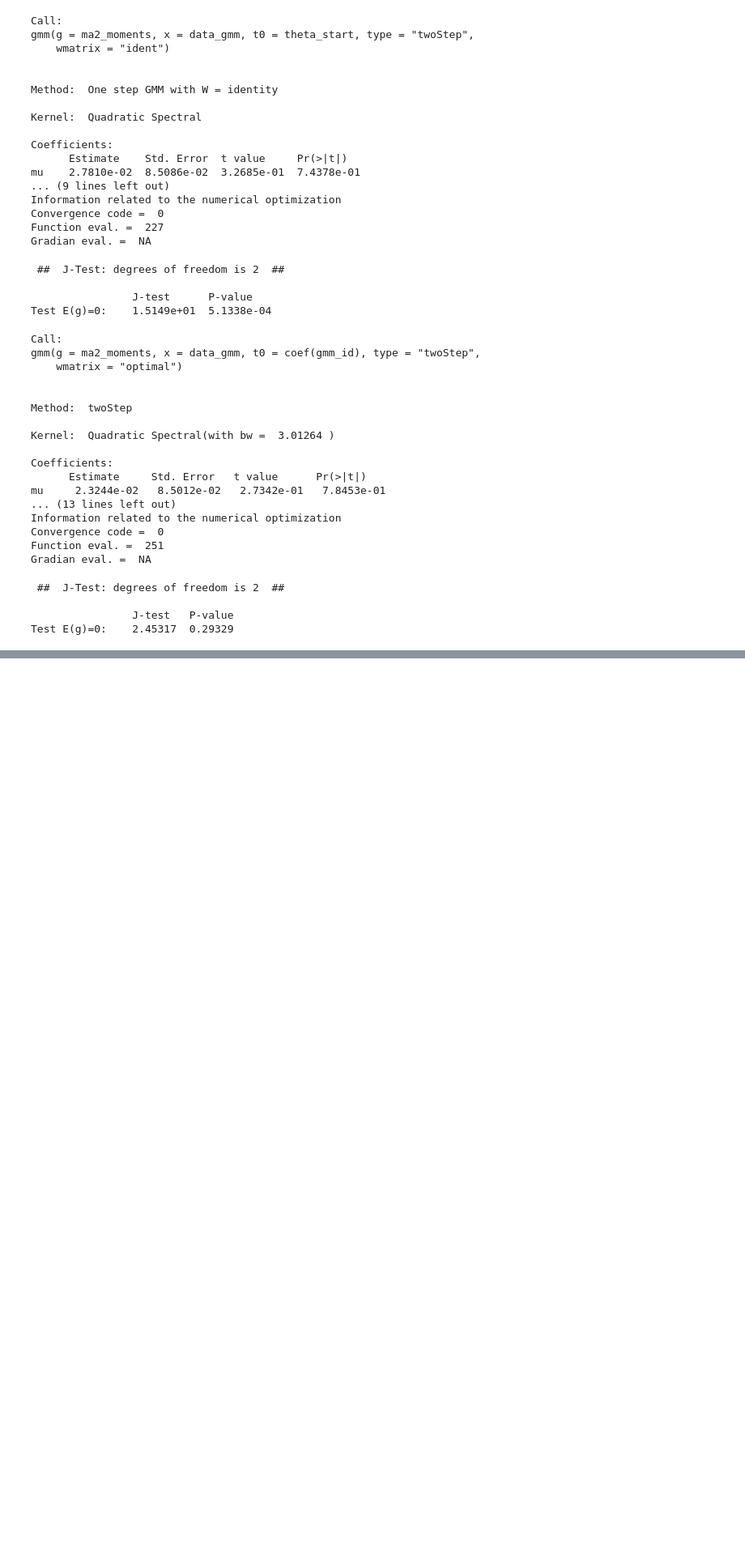
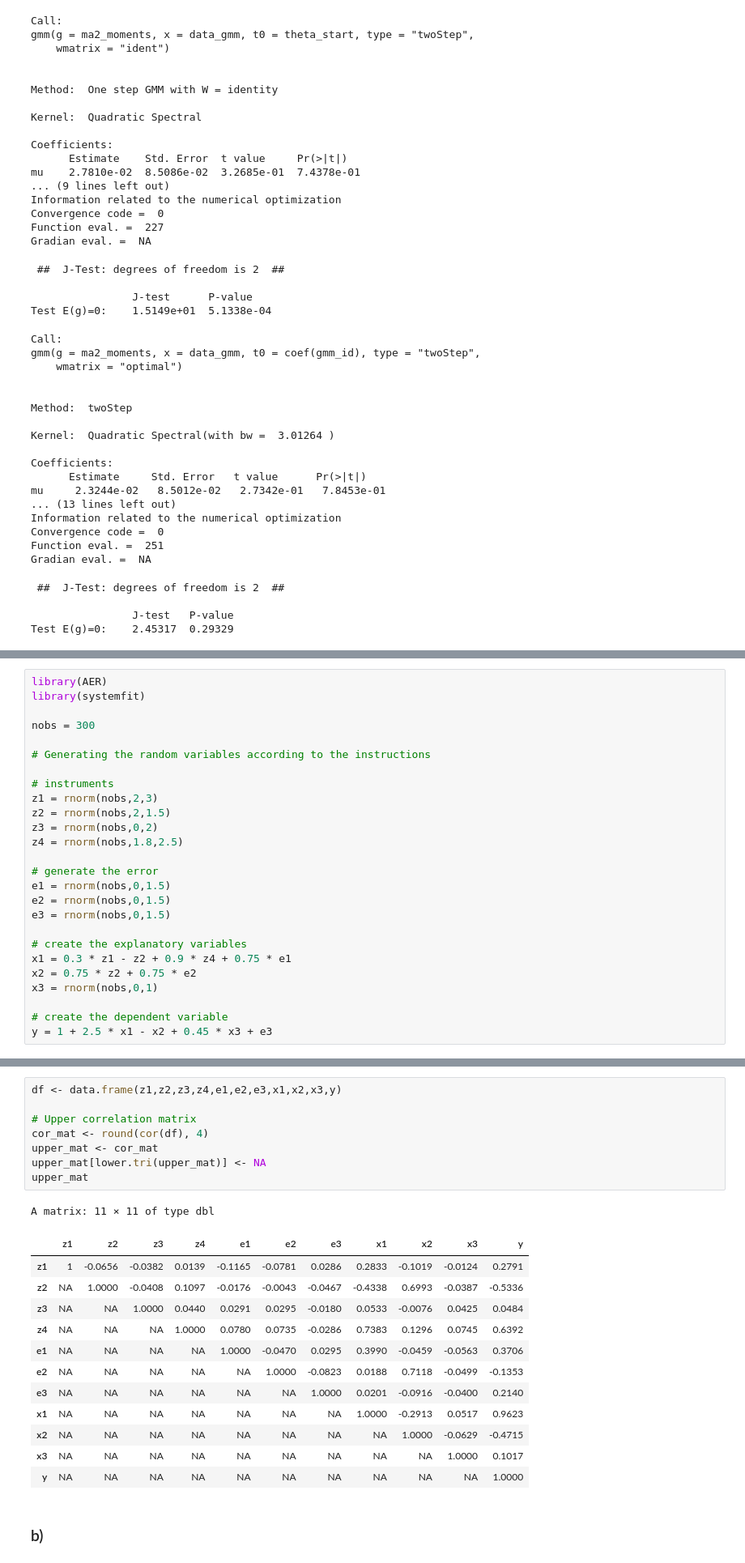
Before and after one commit to 52804407/Advanced_Econometrics_Pasz_Dohnal_Tom-, a Jupyter notebook: AE_HW2_Group27_Pasz_Dohnal_Gabriel.ipynb, the cells around one changed output, grey strips where cells are left out. Shown at 81% size. Cells and saved outputs as stored; diff of their text form; blank space fills up the shorter version.

```diff
--- a/AE_HW2_Group27_Pasz_Dohnal_Gabriel.ipynb
+++ b/AE_HW2_Group27_Pasz_Dohnal_Gabriel.ipynb
@@ -286,0 +290,26 @@ Test E(g)=0:    2.45317  0.29329
+# %%
+library(AER)
+library(systemfit)
+
+nobs = 300
+
+# Generating the random variables according to the instructions
+
+# instruments
+z1 = rnorm(nobs,2,3)
+z2 = rnorm(nobs,2,1.5)
+z3 = rnorm(nobs,0,2)
+z4 = rnorm(nobs,1.8,2.5)
+
+# generate the error
+e1 = rnorm(nobs,0,1.5)
+e2 = rnorm(nobs,0,1.5)
+e3 = rnorm(nobs,0,1.5)
+
+# create the explanatory variables
+x1 = 0.3 * z1 - z2 + 0.9 * z4 + 0.75 * e1
+x2 = 0.75 * z2 + 0.75 * e2
+x3 = rnorm(nobs,0,1)
+
+# create the dependent variable
+y = 1 + 2.5 * x1 - x2 + 0.45 * x3 + e3
@@ -286,0 +330,24 @@ Test E(g)=0:    2.45317  0.29329
+# %%
+df <- data.frame(z1,z2,z3,z4,e1,e2,e3,x1,x2,x3,y)
+
+# Upper correlation matrix
+cor_mat <- round(cor(df), 4)
+upper_mat <- cor_mat
+upper_mat[lower.tri(upper_mat)] <- NA
+upper_mat
+# %% [output]
+A matrix: 11 × 11 of type dbl
+|  | z1 | z2 | z3 | z4 | e1 | e2 | e3 | x1 | x2 | x3 | y |
+| z1 | 1 | -0.0656 | -0.0382 | 0.0139 | -0.1165 | -0.0781 | 0.0286 | 0.2833 | -0.1019 | -0.0124 | 0.2791 |
+| z2 | NA | 1.0000 | -0.0408 | 0.1097 | -0.0176 | -0.0043 | -0.0467 | -0.4338 | 0.6993 | -0.0387 | -0.5336 |
+| z3 | NA | NA | 1.0000 | 0.0440 | 0.0291 | 0.0295 | -0.0180 | 0.0533 | -0.0076 | 0.0425 | 0.0484 |
+| z4 | NA | NA | NA | 1.0000 | 0.0780 | 0.0735 | -0.0286 | 0.7383 | 0.1296 | 0.0745 | 0.6392 |
+| e1 | NA | NA | NA | NA | 1.0000 | -0.0470 | 0.0295 | 0.3990 | -0.0459 | -0.0563 | 0.3706 |
+| e2 | NA | NA | NA | NA | NA | 1.0000 | -0.0823 | 0.0188 | 0.7118 | -0.0499 | -0.1353 |
+| e3 | NA | NA | NA | NA | NA | NA | 1.0000 | 0.0201 | -0.0916 | -0.0400 | 0.2140 |
+| x1 | NA | NA | NA | NA | NA | NA | NA | 1.0000 | -0.2913 | 0.0517 | 0.9623 |
+| x2 | NA | NA | NA | NA | NA | NA | NA | NA | 1.0000 | -0.0629 | -0.4715 |
+| x3 | NA | NA | NA | NA | NA | NA | NA | NA | NA | 1.0000 | 0.1017 |
+| y | NA | NA | NA | NA | NA | NA | NA | NA | NA | NA | 1.0000 |
+# %% [markdown]
+### b)
```
Also changed, not shown: parts of 15 cells of this notebook.
